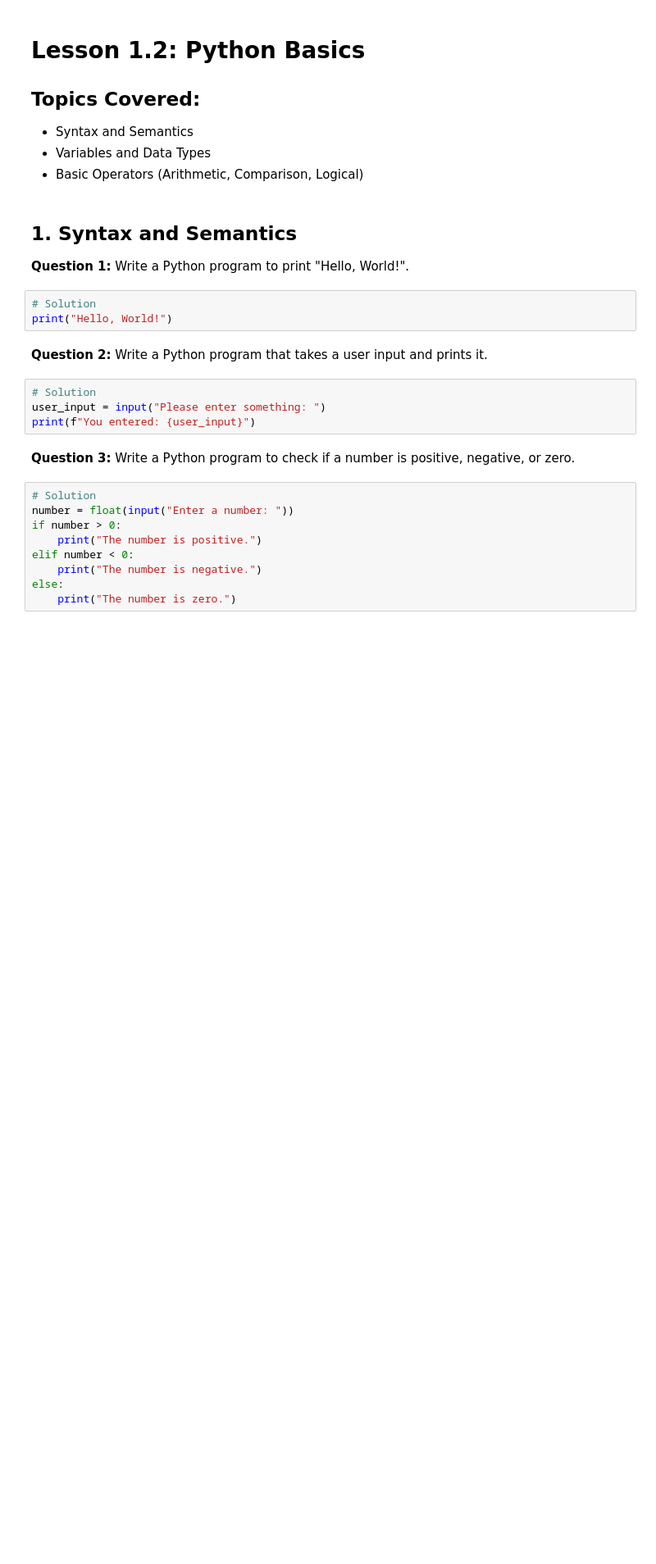
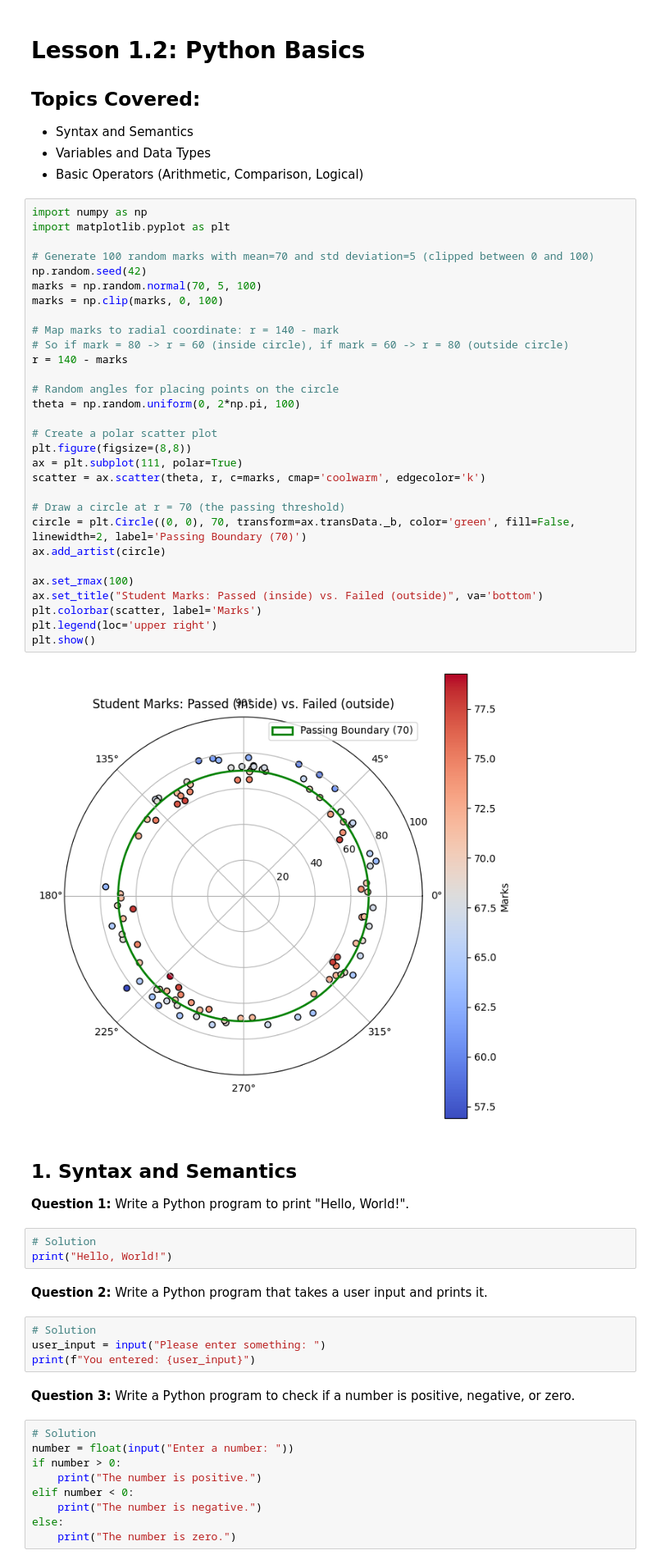
Before and after one commit to kshitij-jain-github/Python-Exercise, a Jupyter notebook: 1 - Python Basics/assignment_solution.ipynb, the cells around one changed output. Shown: that part at 82% size. Drawn from its saved outputs; the diff is of its cells as text; blank space fills up the shorter version.

```diff
--- a/1 - Python Basics/assignment_solution.ipynb
+++ b/1 - Python Basics/assignment_solution.ipynb
@@ -4,6 +4,38 @@
 - Syntax and Semantics
 - Variables and Data Types
 - Basic Operators (Arithmetic, Comparison, Logical)
+# %%
+import numpy as np
+import matplotlib.pyplot as plt
+
+# Generate 100 random marks with mean=70 and std deviation=5 (clipped between 0 and 100)
+np.random.seed(42)
+marks = np.random.normal(70, 5, 100)
+marks = np.clip(marks, 0, 100)
+
+# Map marks to radial coordinate: r = 140 - mark
+# So if mark = 80 -> r = 60 (inside circle), if mark = 60 -> r = 80 (outside circle)
+r = 140 - marks
+
+# Random angles for placing points on the circle
+theta = np.random.uniform(0, 2*np.pi, 100)
+
+# Create a polar scatter plot
+plt.figure(figsize=(8,8))
+ax = plt.subplot(111, polar=True)
+scatter = ax.scatter(theta, r, c=marks, cmap='coolwarm', edgecolor='k')
+
+# Draw a circle at r = 70 (the passing threshold)
+circle = plt.Circle((0, 0), 70, transform=ax.transData._b, color='green', fill=False, linewidth=2, label='Passing Boundary (70)')
+ax.add_artist(circle)
+
+ax.set_rmax(100)
+ax.set_title("Student Marks: Passed (inside) vs. Failed (outside)", va='bottom')
+plt.colorbar(scatter, label='Marks')
+plt.legend(loc='upper right')
+plt.show()
+# %% [output]
+[figure, added]
 # %% [markdown]
 ## 1. Syntax and Semantics
 
```
Also changed, not shown: 5 other files.
